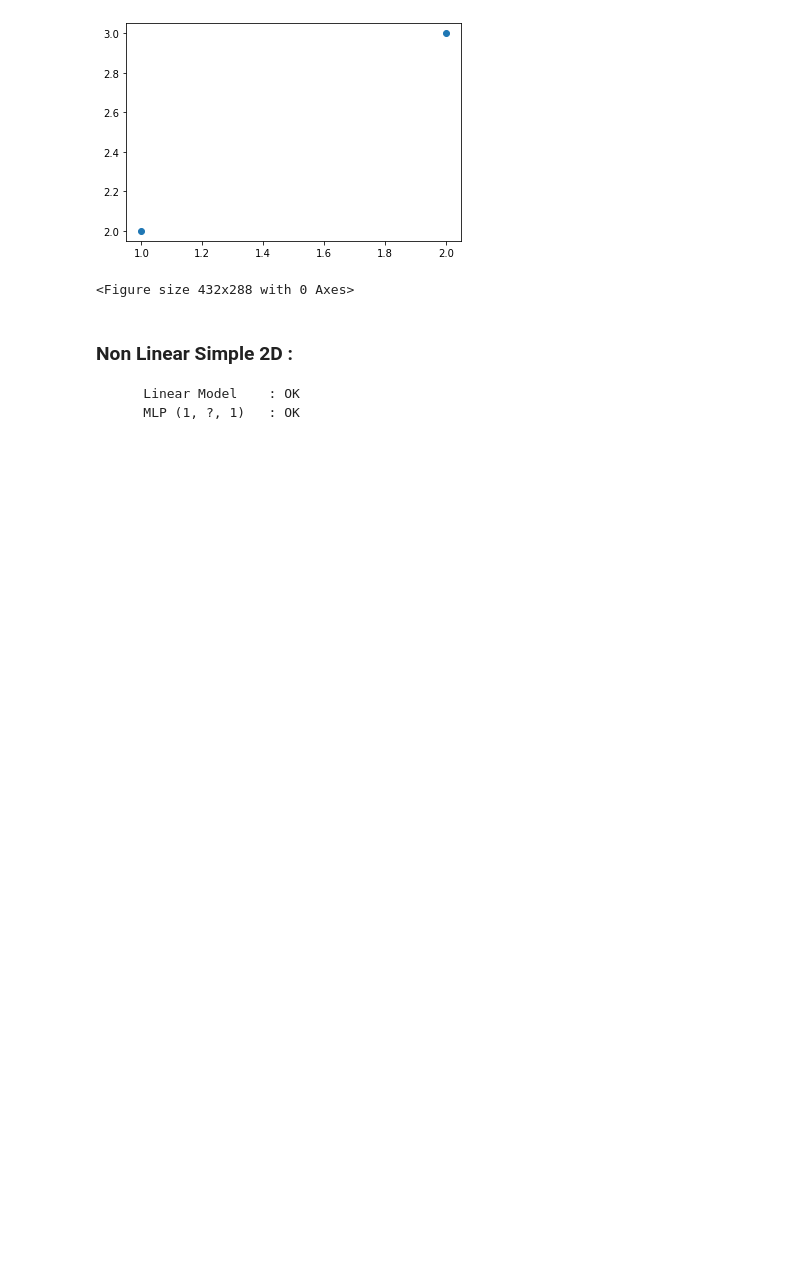
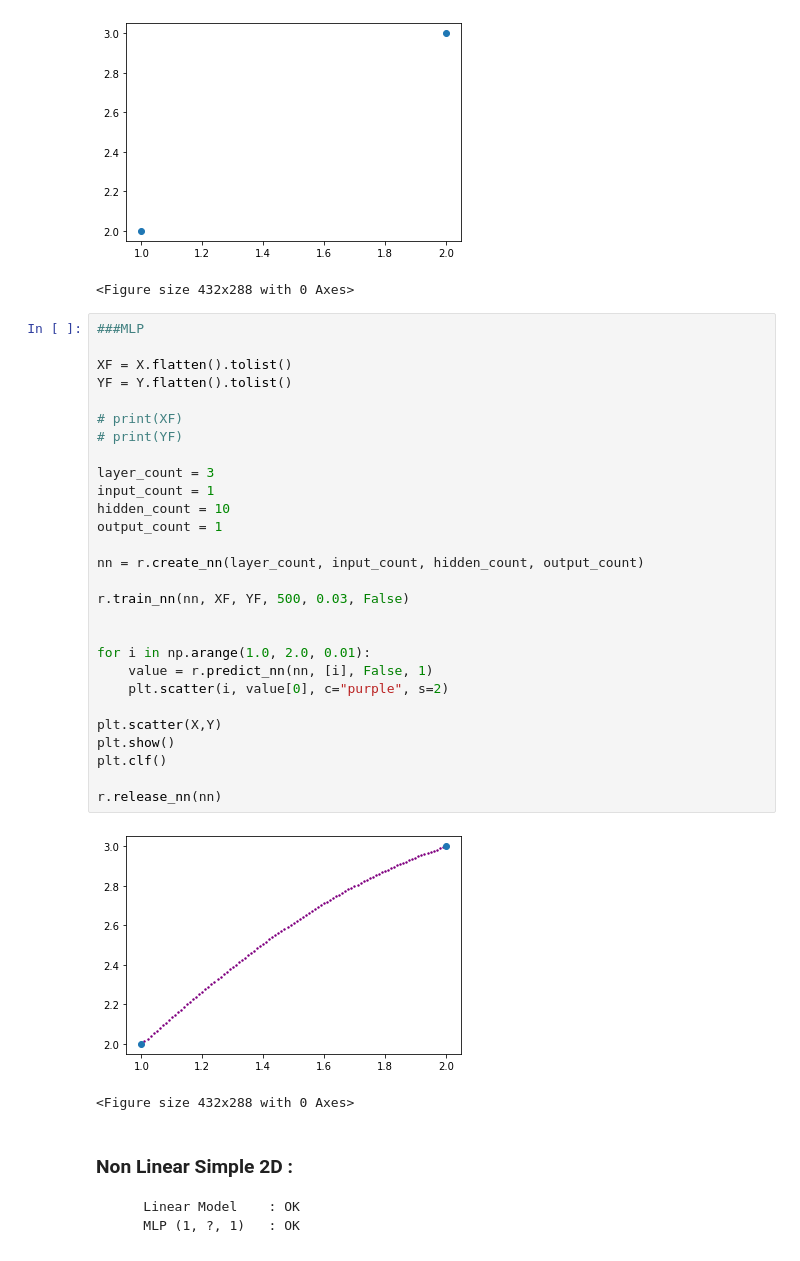
Before and after one commit to Zhariel/Oxide, a Jupyter notebook: notebooks/neural/CAS_DE_TESTS_Neural.ipynb, the cells around one changed output. Saved outputs shown, nothing was run; the diff lists cells and outputs as text; blank space fills up the shorter version.

```diff
--- a/notebooks/neural/CAS_DE_TESTS_Neural.ipynb
+++ b/notebooks/neural/CAS_DE_TESTS_Neural.ipynb
@@ -579,6 +600,37 @@ plt.clf()
 # %% [output]
 [figure]
 <Figure size 432x288 with 0 Axes>
+# %%
+###MLP
+
+XF = X.flatten().tolist()
+YF = Y.flatten().tolist()
+
+# print(XF)
+# print(YF)
+
+layer_count = 3
+input_count = 1
+hidden_count = 10
+output_count = 1
+
+nn = r.create_nn(layer_count, input_count, hidden_count, output_count)
+
+r.train_nn(nn, XF, YF, 500, 0.03, False)
+
+
+for i in np.arange(1.0, 2.0, 0.01):
+    value = r.predict_nn(nn, [i], False, 1)
+    plt.scatter(i, value[0], c="purple", s=2)
+
+plt.scatter(X,Y)
+plt.show()
+plt.clf()
+
+r.release_nn(nn)
+# %% [output]
+[figure, added]
+<Figure size 432x288 with 0 Axes>
 # %% [markdown]
 ### Non Linear Simple 2D :
         Linear Model    : OK
```
Also changed, not shown: parts of 12 cells of this notebook, 3 other files.
